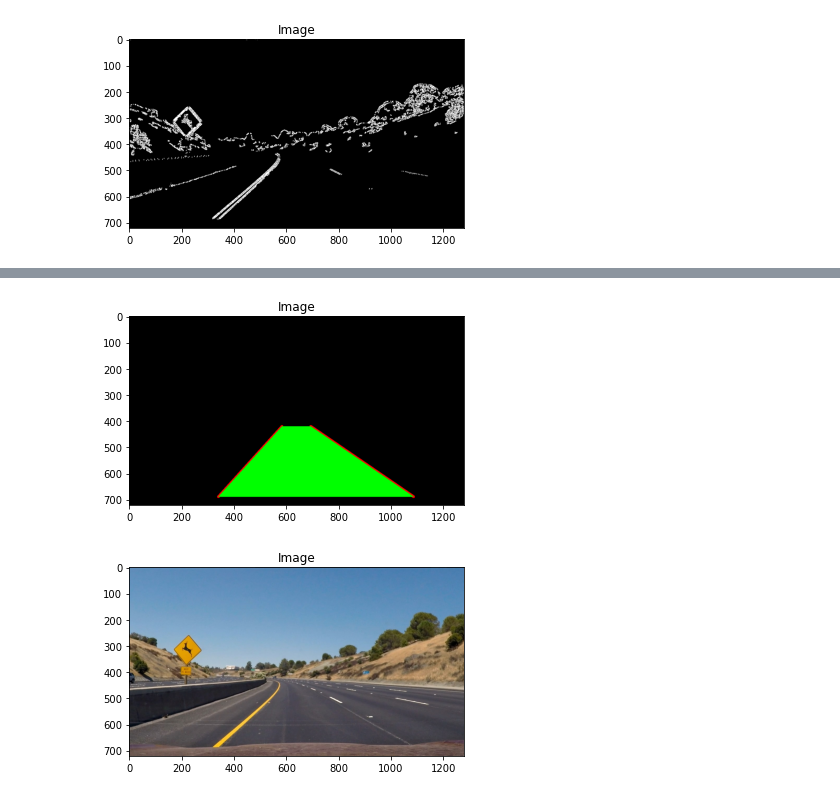
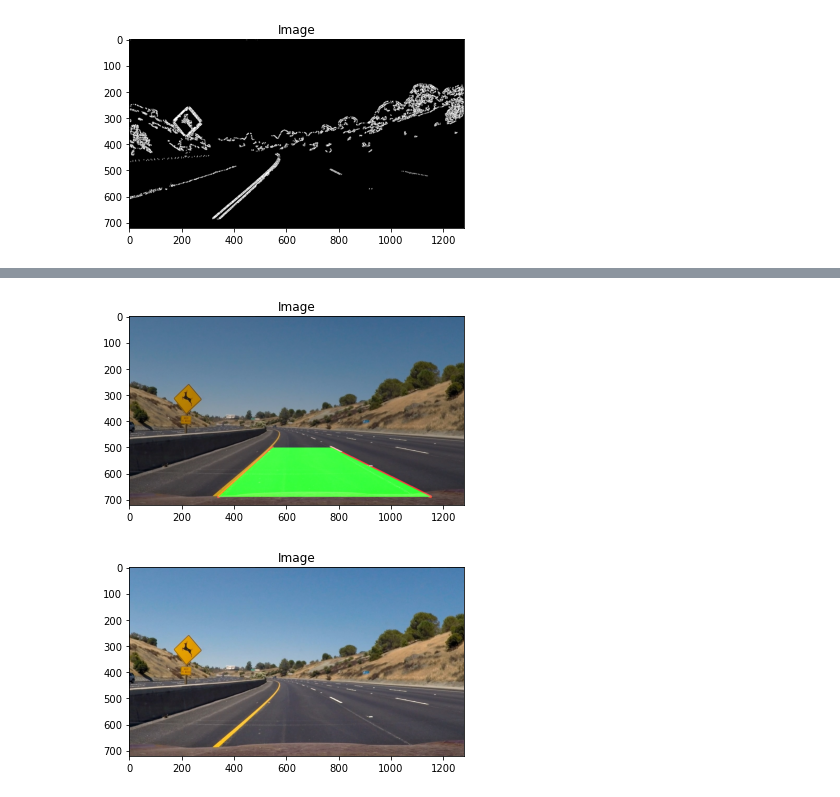
Before and after one commit to Mazen-Ghaleb/ComputerVisionProject, a Jupyter notebook: SelfDrivingPerception.ipynb, the cells around one changed output, grey strips where cells are left out. Saved outputs shown, nothing was run; the diff lists cells and outputs as text; code cells hidden in the pictures.

Commit message:
Fixed Curve Lane lines

```diff
--- a/SelfDrivingPerception.ipynb
+++ b/SelfDrivingPerception.ipynb
@@ -150,32 +150,38 @@ def getPolyPoints(image, maxLaneWidth,minLaneWidth,goAbove):
     AllPointsRight = []
 
     i = height-1
+    limit = 500
 
+    leftFound = False # found left lane pixel in this height
+    RightFound = False # found right lane pixel in this height
+    endMet = False # reached minimum lane or less
 
-    endMet = False
-    while ((i > 0) and ((Points[0][0] == -1) or (Points[1][0] == -1) or (not endMet))):
+    while ((i > limit) and ((Points[0][0] == -1) or (Points[1][0] == -1) or (not endMet))):
+        leftFound = False
+        RightFound = False
         for j in range(maxLaneWidth//2):
-            if (image[i,((width//2) -1) - j] == 1):
+            if ((image[i,((width//2) -1) - j] == 1) and (not leftFound)) :
                 if(Points[0][0] == -1): # or (Points[1][0] == -1):
                     Points[0] = (((width//2) -1) - j,i)
                     #print(i, ((width//2) -1) - j, Points[0], Points[1])
                 AllPointsLeft.append((((width//2) -1) - j,i))
                 Points[2] = (((width//2) -1) - j,i)
+                leftFound = True
 
-            if (image[i,((width//2) -1) + j] == 1):
+            if ((image[i,((width//2) -1) + j] == 1) and (not RightFound)):
                 if(Points[1][0] == -1): #or (Points[0][0] == -1):
                     Points[1] = (((width//2) -1) + j,i)
                     #print(i, ((width//2) -1) + j, Points[0], Points[1])
                 AllPointsRight.append((((width//2) -1) + j,i))
                 Points[3] = (((width//2) -1) + j,i)
+                RightFound = True
 
             if ((np.absolute(Points[2][0] - Points[3][0]) < minLaneWidth)
                 and ((Points[0][0] != -1) and (Points[1][0] != -1))):
                 endMet = True
-                break
         i -=1
     print(Points)
-    AvgEndPoint = ((Points[2][0] + Points[3][0]) //2 , Points[2][1]-goAbove)
+    #AvgEndPoint = ((Points[2][0] + Points[3][0]) //2 , Points[2][1]-goAbove)
     #return np.array([[Points[0], Points[1],AvgEndPoint]])
     return Points, AllPointsLeft , AllPointsRight
 # %%
@@ -254,7 +260,7 @@ show_image(sx_binary)
 # %% [output]
 [figure]
 # %%
-Points , AllPointsLeft, AllPointsRight = getPolyPoints(sx_binary,900,150,80)
+Points , AllPointsLeft, AllPointsRight = getPolyPoints(sx_binary,850,120,80)
 
 LanesDrawn, newPoints = DrawLines(Points,sx_binary.shape[0],sx_binary.shape[1])
 show_image(LanesDrawn)
@@ -355,7 +426,7 @@ show_image(combine2)
 # %%
-show_image(LanesDrawn)
+show_image(combine)
 # %% [output]
-[figure, old version]
+[figure, new version]
 # %%
 show_image(images[image_idx])
 # %% [output]
```
Also changed, not shown: parts of 17 cells of this notebook.
